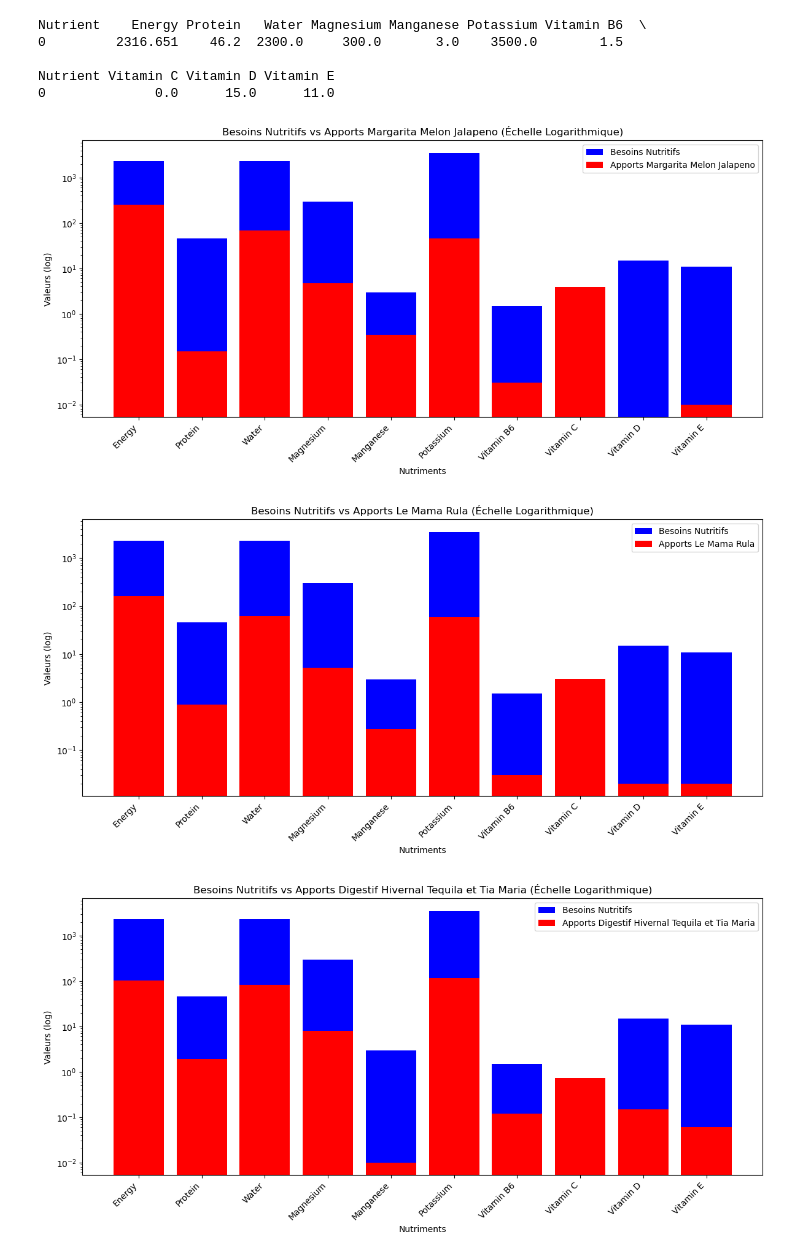
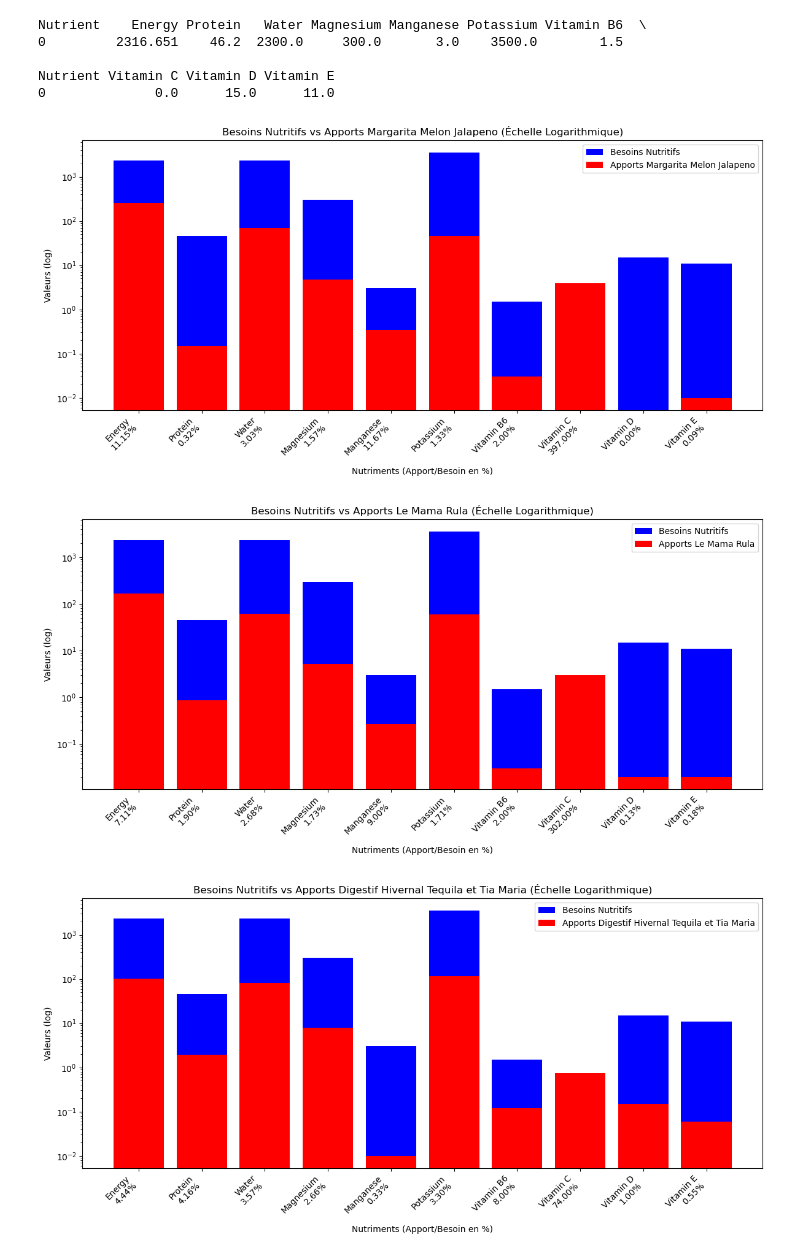
Before and after one commit to erwannhtl/Projet-python-2.0, a Jupyter notebook: main/création_graphiques.ipynb, the cells around one changed output. Saved outputs shown, nothing was run; the diff lists cells and outputs as text; code cells hidden in the pictures.

```diff
--- a/main/création_graphiques.ipynb
+++ b/main/création_graphiques.ipynb
@@ -254,41 +254,51 @@ Nutrient Vitamin C Vitamin D Vitamin E
 # %%
 import matplotlib.pyplot as plt
 import pandas as pd
+import numpy as np
 
 # Votre DataFrame initial avec les besoins nutritifs
 df_inverse = pd.DataFrame(df_inverse)
 
 # Votre DataFrame pour les apports de différents cocktails
 df_initial = pd.DataFrame(df_initial)
+
 
 # Créer un graphique pour chaque cocktail
 for index, row in df_initial.iterrows():
     cocktail_name = row['post_title']
 
     # Créer un graphique à barres avec échelle logarithmique sur l'axe y
     plt.figure(figsize=(12, 6))
 
     # Besoins nutritifs existants (bleu)
     plt.bar(df_inverse['Nutrient'], df_inverse['Value'], color='blue', label='Besoins Nutritifs')
 
     # Apports du cocktail (rouge)
     plt.bar(df_inverse['Nutrient'], row[df_inverse['Nutrient']], color='red', label=f'Apports {cocktail_name}')
 
     plt.yscale('log')  # Ajouter une échelle logarithmique sur l'axe y
 
+    # Ajouter le rapport d'apport/besoin en pourcentage sur l'axe x
+    apport_besoin_ratios = (row[df_inverse['Nutrient']] / np.where(df_inverse['Value'] == 0, 1, df_inverse['Value'])) * 100
+    apport_besoin_ratios = apport_besoin_ratios.replace([np.inf, -np.inf], np.nan)  # Remplacer l'infini par NaN
+    apport_besoin_ratios = apport_besoin_ratios.fillna(0)  # Remplacer NaN par 0
+
+    plt.xticks(rotation=45, ha='right')
+    plt.gca().set_xticks(range(len(df_inverse['Nutrient'])))
+    plt.gca().set_xticklabels([f"{nutrient}\n{ratio:.2f}%" for nutrient, ratio in zip(df_inverse['Nutrient'], apport_besoin_ratios)])
+
+    plt.xlabel('Nutriments (Apport/Besoin en %)')
+    plt.ylabel('Valeurs (log)')
     plt.title(f'Besoins Nutritifs vs Apports {cocktail_name} (Échelle Logarithmique)')
-    plt.xlabel('Nutriments')
-    plt.ylabel('Valeurs (log)')
-    plt.xticks(rotation=45, ha='right')
     plt.legend()
 
     # Enregistrer le graphique au format PNG
     plt.tight_layout()
     plt.savefig(f'graphique_{cocktail_name}.png')
 
     # Afficher le graphique
     plt.show()
 # %% [output]
-[figure, old version]
+[figure, new version]
-[figure, old version]
+[figure, new version]
-[figure, old version]
+[figure, new version]
```
Also changed, not shown: parts of 1 cell of this notebook, 10 other files.
